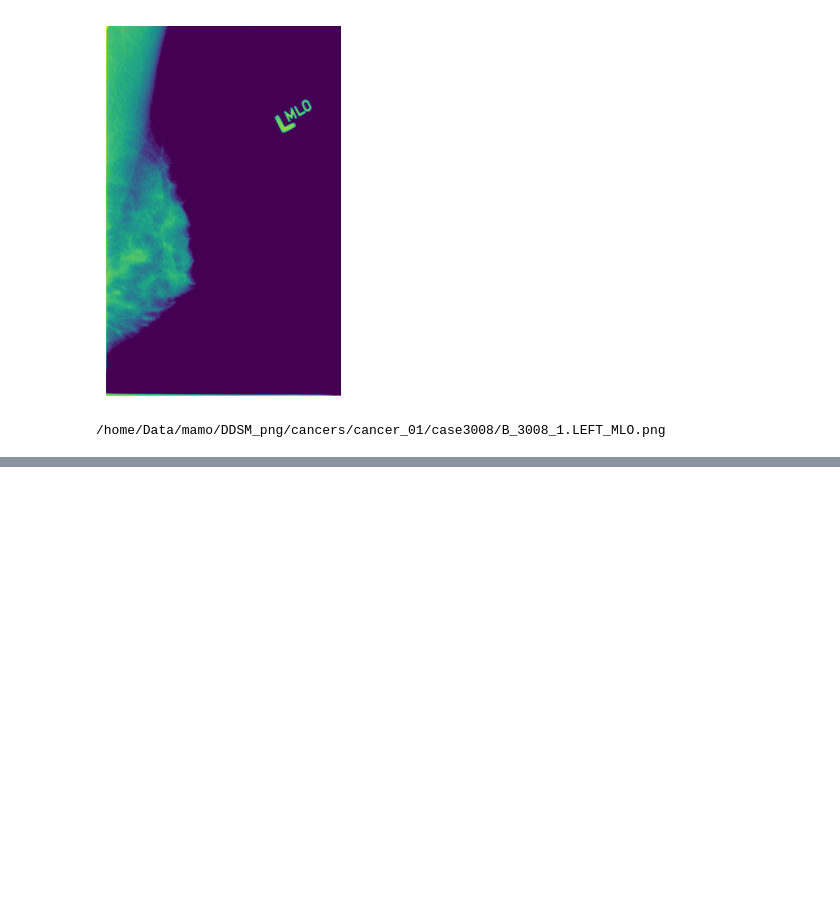
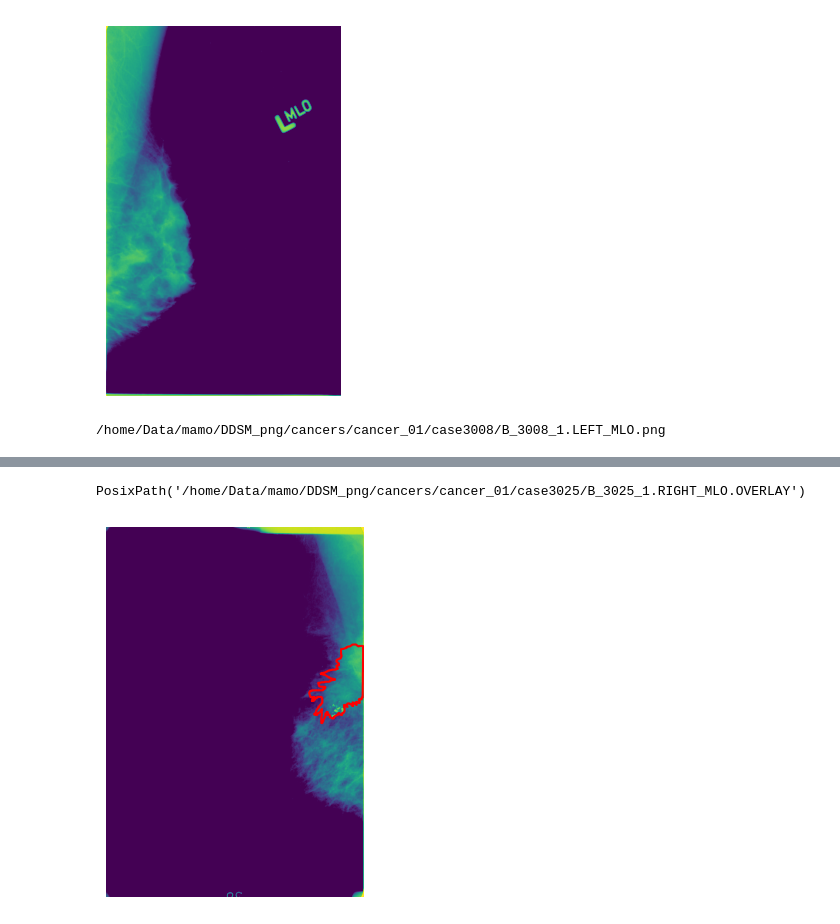
Before and after one commit to alalbiol/Mammography, a Jupyter notebook: Yolo8Mamo/pruebas_lucia/dataset_pruebas_ddsm.ipynb, the cells around one changed output, grey strips where cells are left out. Drawn from its saved outputs; the diff is of its cells as text; code cells hidden in the pictures; blank space fills up the shorter version.

```diff
--- a/Yolo8Mamo/pruebas_lucia/dataset_pruebas_ddsm.ipynb
+++ b/Yolo8Mamo/pruebas_lucia/dataset_pruebas_ddsm.ipynb
@@ -59,0 +117,15 @@ print(dcm_cancer[80])
+# %%
+#Intentar representar el contorno y la imagen a la vez
+dcm_overlay[7]
+# %% [output]
+PosixPath('/home/Data/mamo/DDSM_png/cancers/cancer_01/case3025/B_3025_1.RIGHT_MLO.OVERLAY')
+# %%
+img_cancer2 = mpimg.imread('/home/Data/mamo/DDSM_png/cancers/cancer_01/case3025/B_3025_1.RIGHT_MLO.png')
+
+# Mostrar la imagen
+plt.imshow(img_cancer2)
+plt.axis('off')  # Quitar ejes
+plt.plot(outline[0], outline[1], 'r')
+plt.show()
+# %% [output]
+[figure, added]
```
Also changed, not shown: parts of 11 cells of this notebook, 3 other files.
